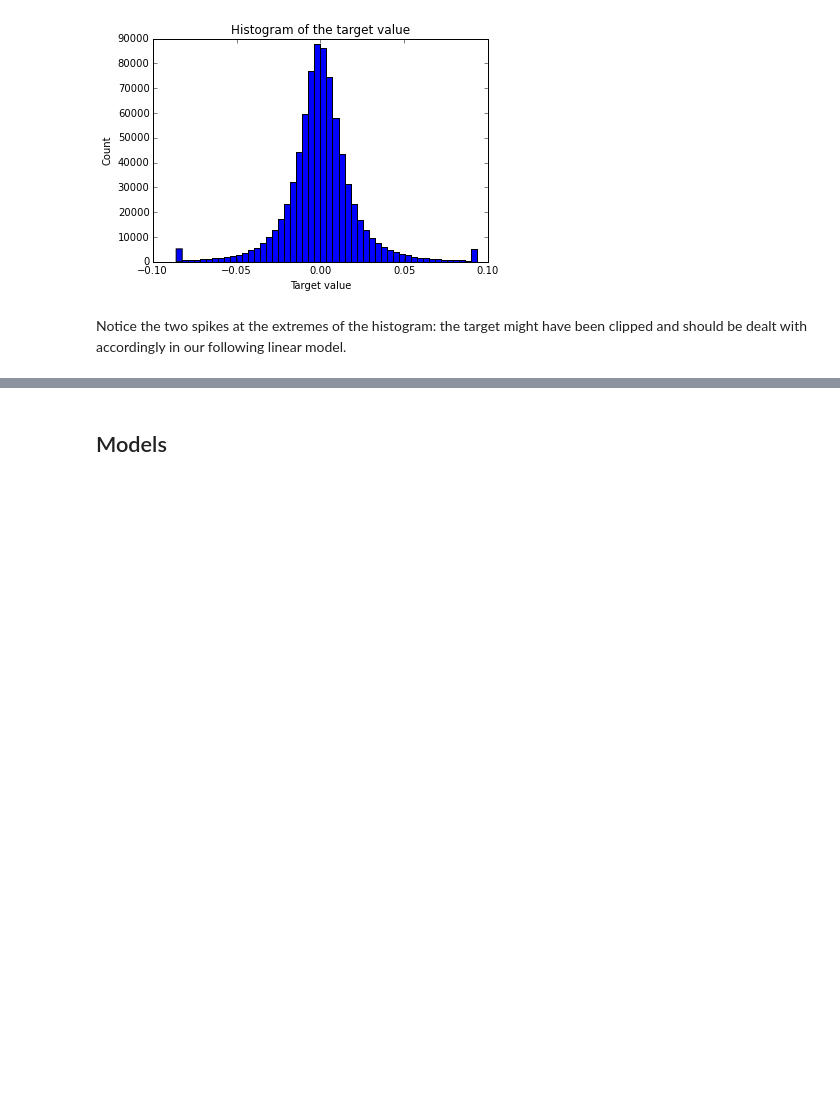
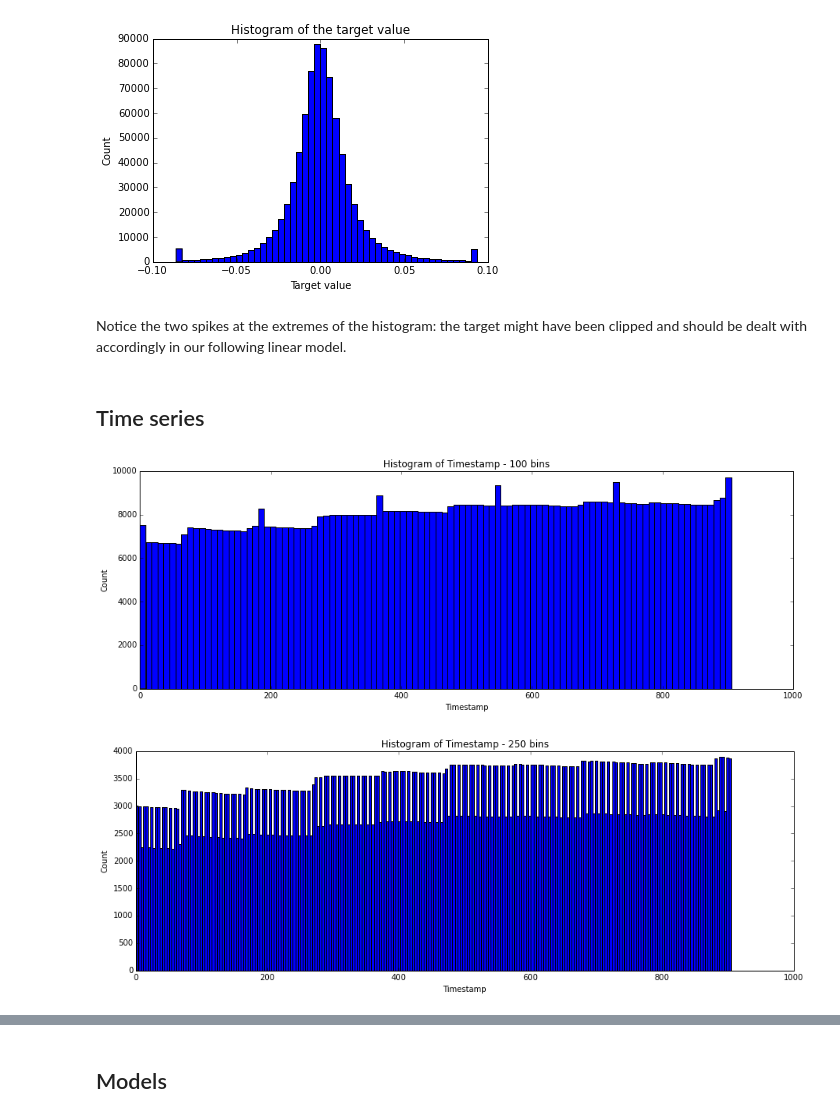
Before and after one commit to anthonyhu/twosigma-LETH-Al, a Jupyter notebook: Two Sigmas Challenge.ipynb, the cells around one changed output, grey strips where cells are left out. Cells and saved outputs as stored; diff of their text form; code cells hidden in the pictures; blank space fills up the shorter version.

Commit message:
Added time series

```diff
--- a/Two Sigmas Challenge.ipynb
+++ b/Two Sigmas Challenge.ipynb
@@ -89,3 +88,17 @@ plt.show()
 [figure]
 # %% [markdown]
 Notice the two spikes at the extremes of the histogram: the target might have been clipped and should be dealt with accordingly in our following linear model.
+# %% [markdown]
+## Time series
+# %%
+# Timestamp repartition
+timestamp = o.train.timestamp.values
+for bins in [100, 250]:
+    plt.figure(figsize=(15, 5))
+    plt.hist(timestamp, bins=bins)
+    plt.xlabel("Timestamp")
+    plt.ylabel("Count")
+    plt.title("Histogram of Timestamp - {} bins".format(bins))
+# %% [output]
+[figure, added]
+[figure, added]
```
Also changed, not shown: parts of 14 cells of this notebook.
